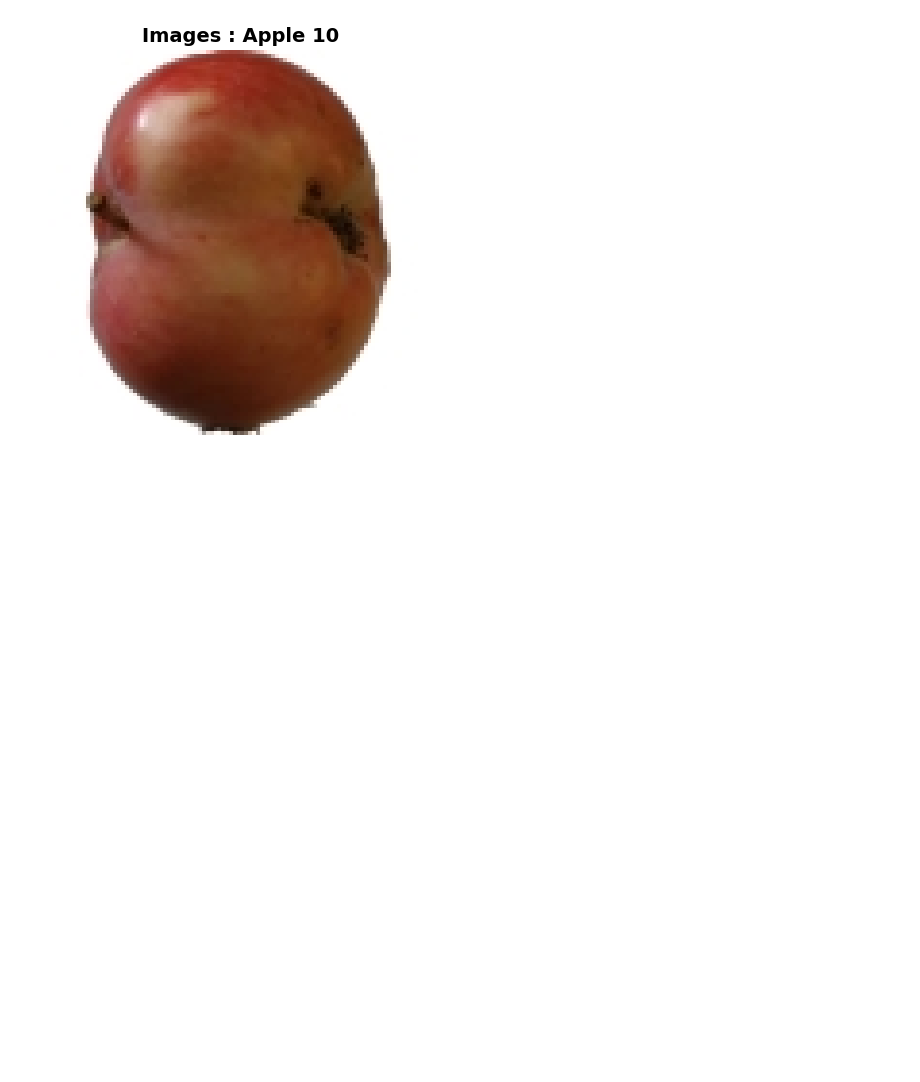
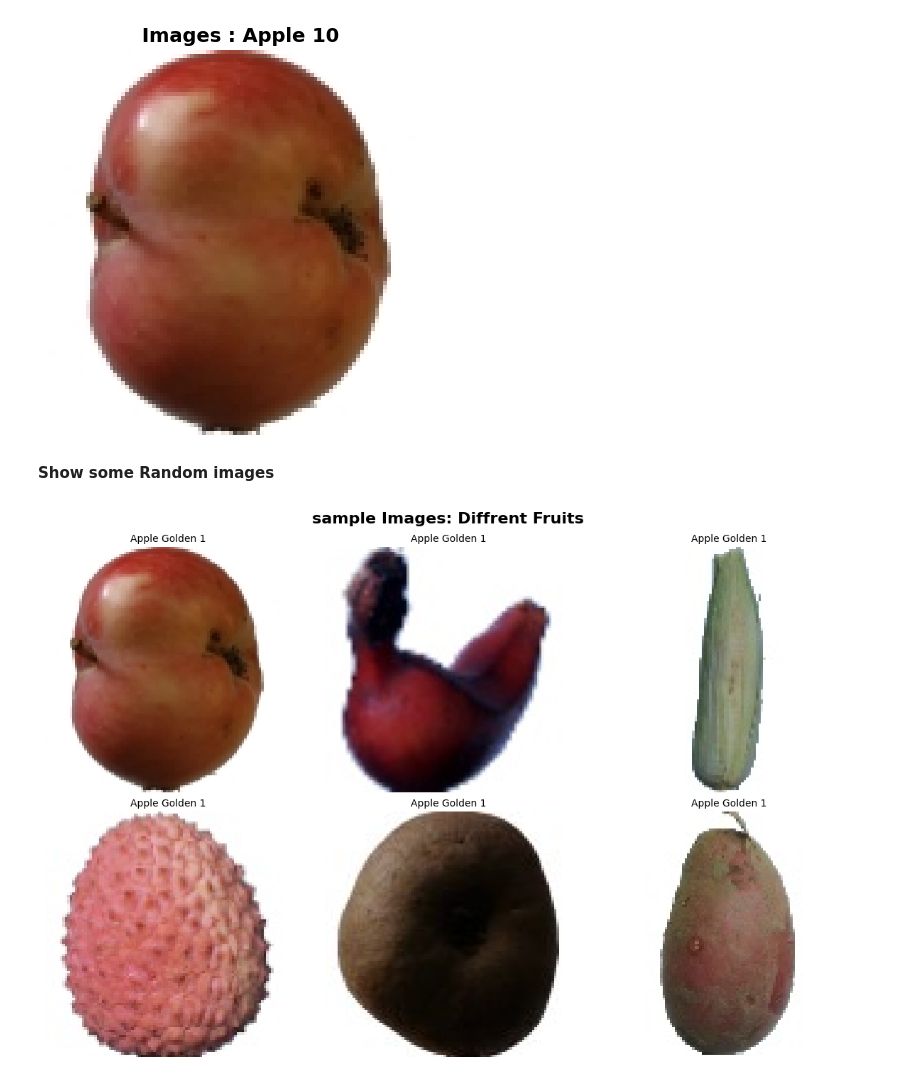
Before and after one commit to HRashidLiaquat/lessons-learned, a Jupyter notebook: Fruits.ipynb, the cells around one changed output. Cells and saved outputs as stored; diff of their text form; code cells hidden in the pictures; blank space fills up the shorter version.

Commit message:
Show some fruits images

```diff
--- a/Fruits.ipynb
+++ b/Fruits.ipynb
@@ -150,3 +150,26 @@ plt.axis('off')
 plt.show()
 # %% [output]
 [figure]
+# %% [markdown]
+**Show some Random images**
+# %%
+fig, axes = plt.subplots(2, 3, figsize = (12, 8))
+axes = axes.ravel()
+total_classes = len(train_classes)
+step = total_classes//6
+for i in range(6):
+  class_idx = i * step
+  fruit_name = train_classes[class_idx]
+  fruit_path = traning_path / fruit_name
+  image_path = list(fruit_path.iterdir())[0]
+  img = Image.open(image_path)
+
+  axes[i].imshow(img)
+  axes[i].set_title(class_name, fontsize = 10)
+  axes[i].axis('off')
+
+plt.suptitle('sample Images: Diffrent Fruits', fontsize = 16, fontweight = 'bold')
+plt.tight_layout()
+plt.show()
+# %% [output]
+[figure, added]
```
